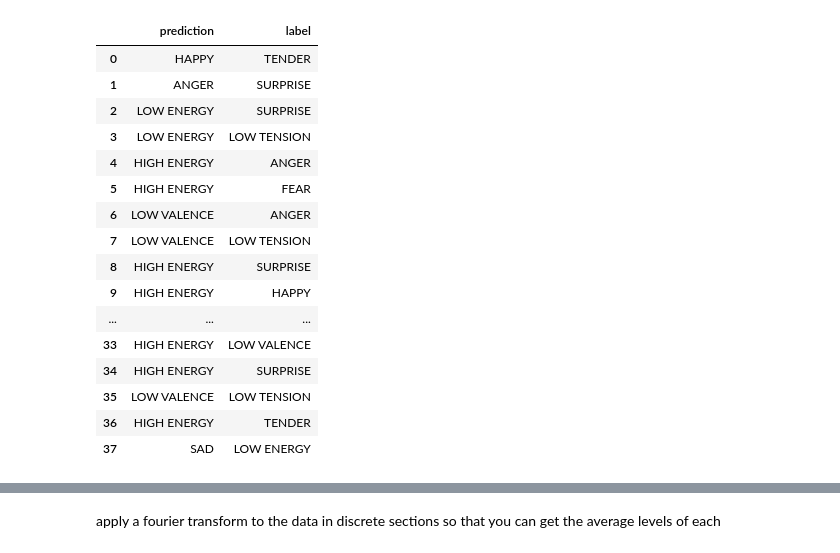
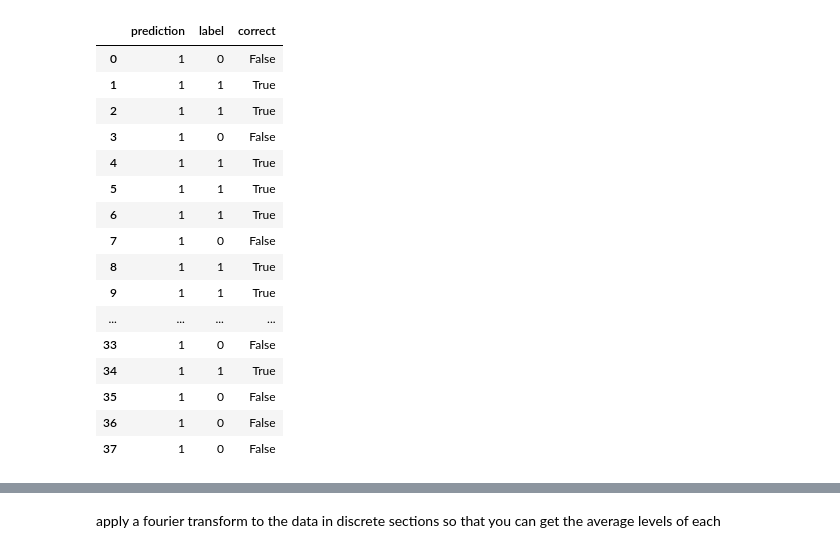
Before and after one commit to Ben243/COGS189-final-project, a Jupyter notebook: notebook.ipynb, the cells around one changed output, grey strips where cells are left out. Saved outputs shown, nothing was run; the diff lists cells and outputs as text; code cells hidden in the pictures.

```diff
--- a/notebook.ipynb
+++ b/notebook.ipynb
@@ -49,7 +54,7 @@ test_pca = []
 test_set = np.random.choice(124, size=24, replace=False)
 
 # Going through all 124 trials
-for subject in range(1,32):
+for subject in range(28,32):
     for trial in range(2,6):
         df = get_recording_events(subject, trial)
         labels = df.groupby('song_clip').head(1).TARGET.to_list() # Should be an array of 10 labels for each of the songs played in this trial
@@ -65,18 +70,20 @@ for subject in range(1,32):
             fft_recording = FFT_Processing(recording)
 
             # PCA
-            pca = PCA(n_components=2)
-            pca_clip = pca.fit(fft_recording, train_labels).transform(fft_recording).T[0]
+            pca = PCA(n_components=5)
+            pca_clip = pca.fit(fft_recording, train_labels).transform(fft_recording).T.reshape(-1)
 
+            features = np.append(pca_clip, consecutive_window_powers(recording, 16000).iloc[0])
+            features = np.append(features, consecutive_window_powers(recording, 16000, ratio=False).iloc[0])
 
             if subject == 31:
                 test_data.append(recording)
                 test_labels.append(labels[playing])
-                test_pca.append(pca_clip)
+                test_pca.append(features)
             else:
                 train_data.append(recording)
                 train_labels.append(labels[playing])
-                train_pca.append(pca_clip)
+                train_pca.append(features)
 
 print('Processing completed!')
 # %% [output]
@@ -99,0 +115,6 @@ Processing completed!
+# %%
+def binarizer(x):
+    """divides the feature space by perceived arousal level of emotion (high/low)"""
+    if x in ['HAPPY', 'FEAR', 'ANGER', 'SURPRISE','HIGH VALENCE', 'HIGH ENERGY','HIGH TENSION']:
+        return 1
+    return 0
@@ -99,0 +300,13 @@ Processing completed!
+# %%
+train_bin = [binarizer(train_label) for train_label in train_labels]
+test_bin = [binarizer(test_label) for test_label in test_labels]
+
+ldabin = LinearDiscriminantAnalysis(n_components=1)
+X_r2bin = ldabin.fit(train_pca, train_bin).transform(train_pca)
+
+gnb = GaussianNB()
+x_gnb = gnb.fit(X_r2bin, train_bin).predict(ldabin.transform(test_pca))
+predictions = pd.DataFrame({'prediction': x_gnb, 'label': test_bin})
+predictions['correct'] = predictions['prediction'] == predictions['label']
+print(predictions)
+sum(predictions['correct'])/len(test_bin)
@@ -120,0 +477,2 @@ plt.show()
+# %%
+test_bin = [binarizer(test_label) for test_label in test_labels]
@@ -121,26 +502,27 @@ plt.show()
 # %%
-lda100 = LinearDiscriminantAnalysis(n_components=11)
-X_r100 = lda100.fit(train_pca, train_labels)
-predictions = pd.DataFrame({'prediction': lda100.predict(test_pca), 'label': test_labels})
+lda100 = LinearDiscriminantAnalysis(solver='lsqr')
+X_r100 = lda100.fit(train_pca, train_bin)
+predictions = pd.DataFrame({'prediction': lda100.predict(test_pca), 'label': test_bin})
+predictions['correct'] = predictions['prediction'] == predictions['label']
 predictions
 # %% [output]
-|  | prediction | label |
-| 0 | HAPPY | TENDER |
-| 1 | ANGER | SURPRISE |
-| 2 | LOW ENERGY | SURPRISE |
-| 3 | LOW ENERGY | LOW TENSION |
-| 4 | HIGH ENERGY | ANGER |
-| 5 | HIGH ENERGY | FEAR |
-| 6 | LOW VALENCE | ANGER |
-| 7 | LOW VALENCE | LOW TENSION |
-| 8 | HIGH ENERGY | SURPRISE |
-| 9 | HIGH ENERGY | HAPPY |
-| ... | ... | ... |
-| 33 | HIGH ENERGY | LOW VALENCE |
-| 34 | HIGH ENERGY | SURPRISE |
-| 35 | LOW VALENCE | LOW TENSION |
-| 36 | HIGH ENERGY | TENDER |
-| 37 | SAD | LOW ENERGY |
+|  | prediction | label | correct |
+| 0 | 1 | 0 | False |
+| 1 | 1 | 1 | True |
+| 2 | 1 | 1 | True |
+| 3 | 1 | 0 | False |
+| 4 | 1 | 1 | True |
+| 5 | 1 | 1 | True |
+| 6 | 1 | 1 | True |
+| 7 | 1 | 0 | False |
+| 8 | 1 | 1 | True |
+| 9 | 1 | 1 | True |
+| ... | ... | ... | ... |
+| 33 | 1 | 0 | False |
+| 34 | 1 | 1 | True |
+| 35 | 1 | 0 | False |
+| 36 | 1 | 0 | False |
+| 37 | 1 | 0 | False |
 # %%
 predictions['correct'] = predictions['prediction'] == predictions['label']
 predictions
```
Also changed, not shown: parts of 42 cells of this notebook.
